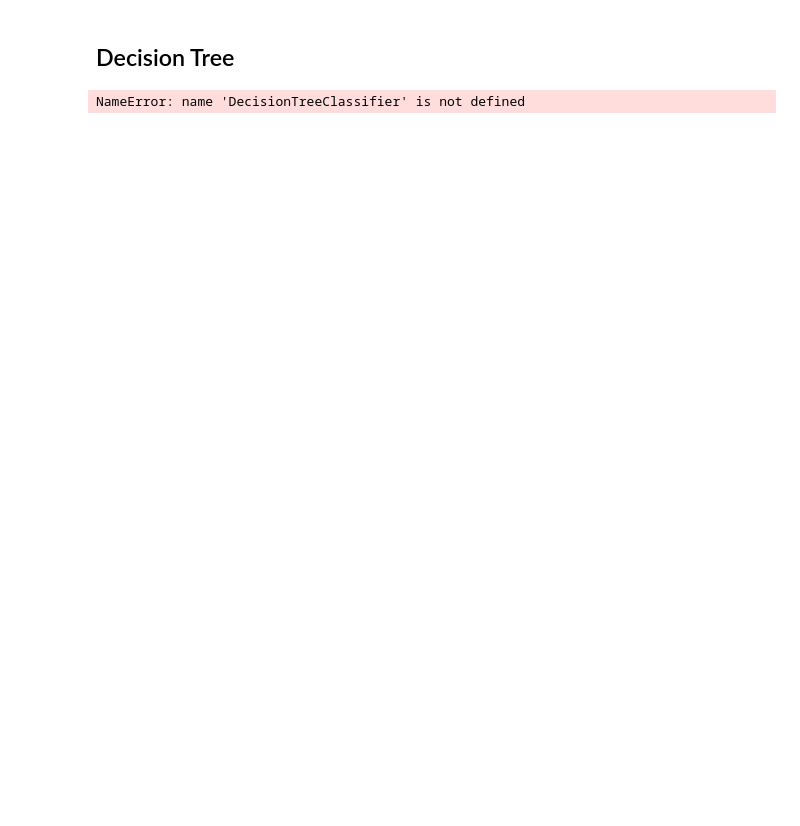
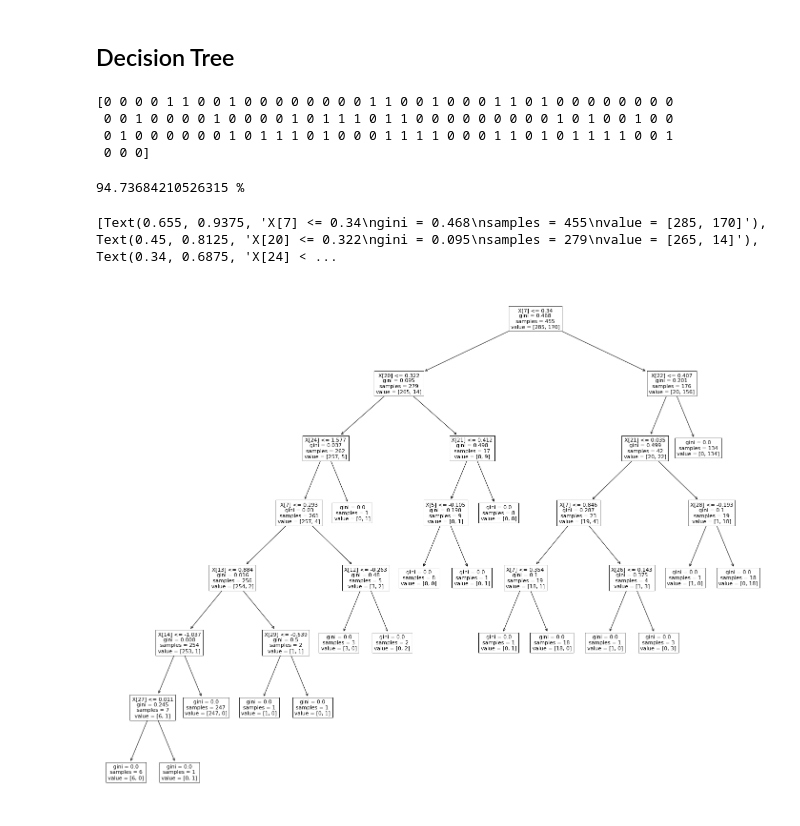
Before and after one commit to mariamissak/Breast-Cancer-Classification, a Jupyter notebook: BreastCancerPrediction.ipynb, the cells around one changed output. Saved outputs shown, nothing was run; the diff lists cells and outputs as text; code cells hidden in the pictures; blank space fills up the shorter version.

```diff
--- a/BreastCancerPrediction.ipynb
+++ b/BreastCancerPrediction.ipynb
@@ -223,3 +225,9 @@ print(test)
+# %%
+#splitting by stratified sampling
+X_train, X_test, y_train, y_test = train_test_split(X_scaled, y,
+                                                   stratify = y,
+                                                    test_size = 0.2,
+                                                   random_state = 3030)
 # %% [markdown]
 ## KNN Classification
 # %%
@@ -230,7 +238,7 @@ from sklearn import metrics
 # %%
 #Apply KNN
 neigh = KNeighborsClassifier(n_neighbors=1)
-neigh.fit(train, train["diagnosis"])
-knnres =neigh.predict(test)
+neigh.fit(X_train, y_train)
+knnres =neigh.predict(X_test)
 print (knnres)
 # %% [output]
@@ -255,6 +257,2 @@ import numpy as np
-# %%
-x = data.drop(["diagnosis"], axis = 1)
-#split dataframe
-x_train, x_test, y_train, y_test = train_test_split(x, data["diagnosis"] ,test_size = 0.2 ,random_state = 0)
 # %%
 gnb = GaussianNB()
@@ -287,16 +284,2 @@ print (gnbaccuracy*100)
 # %% [markdown]
 ## Decision Tree
-# %%
-from sklearn.tree import DecisionTreeClassifier
-from sklearn.tree import plot_tree
-clf = DecisionTreeClassifier()
-#insert data columns without class label in first argument  , and insert class label in second argument
-clf = clf.fit(train, train["diagnosis"])
-# for print tree
-print (plot_tree(clf))
-clfres =clf.predict(test)
-print (clfres)
-clfaccuracy = accuracy_score(test["diagnosis"], clfres)
-print (clfaccuracy)
-# %% [output]
-NameError: name 'DecisionTreeClassifier' is not defined
@@ -302,0 +290,26 @@ NameError: name 'DecisionTreeClassifier' is not defined
+# %%
+#applying descision tree
+clf = DecisionTreeClassifier()
+clf = clf.fit(X_train, y_train)
+# %%
+#Predicting test
+clfres =clf.predict(X_test)
+print (clfres)
+# %% [output]
+[0 0 0 0 1 1 0 0 1 0 0 0 0 0 0 0 0 1 1 0 0 1 0 0 0 1 1 0 1 0 0 0 0 0 0 0 0
+ 0 0 1 0 0 0 0 1 0 0 0 0 1 0 1 1 1 0 1 1 0 0 0 0 0 0 0 0 0 1 0 1 0 0 1 0 0
+ 0 1 0 0 0 0 0 0 1 0 1 1 1 0 1 0 0 0 1 1 1 1 0 0 0 1 1 0 1 0 1 1 1 1 0 0 1
+ 0 0 0]
+# %%
+#calculating accuracy
+clfaccuracy = accuracy_score(y_test, clfres)
+print (clfaccuracy*100,"%")
+# %% [output]
+94.73684210526315 %
+# %%
+#tree visualization
+fig = plt.figure(figsize=(25,20))
+print (plot_tree(clf))
+# %% [output]
+[Text(0.655, 0.9375, 'X[7] <= 0.34\ngini = 0.468\nsamples = 455\nvalue = [285, 170]'), Text(0.45, 0.8125, 'X[20] <= 0.322\ngini = 0.095\nsamples = 279\nvalue = [265, 14]'), Text(0.34, 0.6875, 'X[24] < ...
+[figure, added]
```
Also changed, not shown: parts of 24 cells of this notebook, 1 other file.
